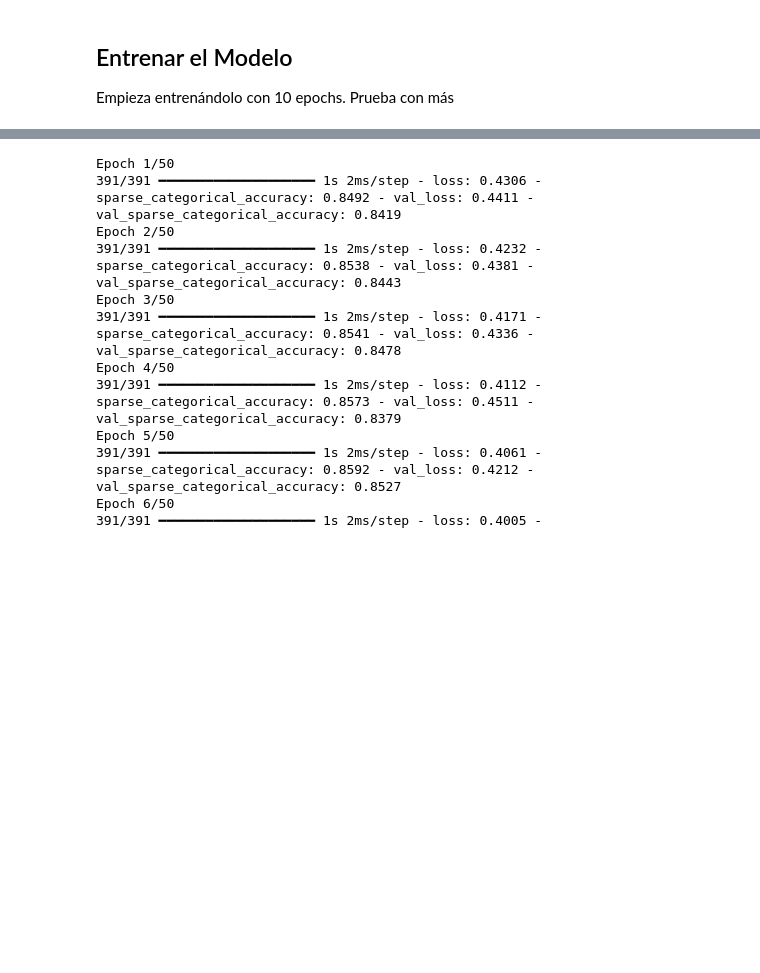
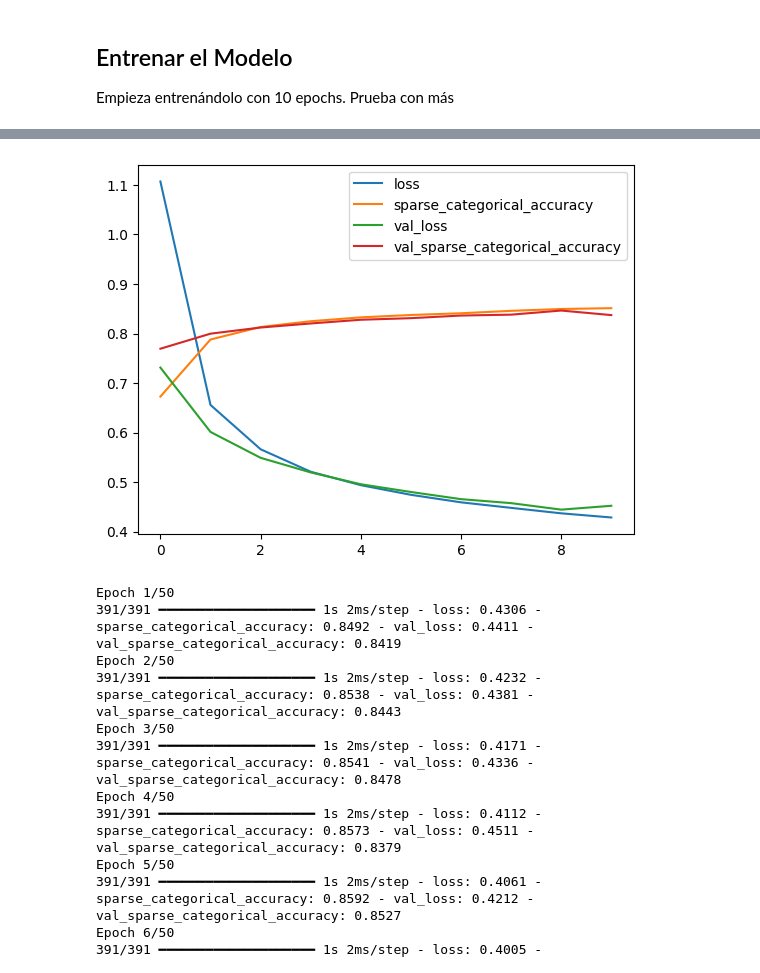
Before and after one commit to naiamerino/2026-02-BILBAO-FT-Data-Science, a Jupyter notebook: 3-Machine_Learning/3-Deep_Learning/1-Intro Deep Learning/ejercicios/Deep Learning classification_NMG.ipynb, the cells around one changed output, grey strips where cells are left out. Cells and saved outputs as stored; diff of their text form; code cells hidden in the pictures; blank space fills up the shorter version.

```diff
--- a/3-Machine_Learning/3-Deep_Learning/1-Intro Deep Learning/ejercicios/Deep Learning classification_NMG.ipynb
+++ b/3-Machine_Learning/3-Deep_Learning/1-Intro Deep Learning/ejercicios/Deep Learning classification_NMG.ipynb
@@ -314,3 +320,7 @@ Epoch 10/10
+# %%
+history_df = pd.DataFrame(history.history).plot()
+# %% [output]
+[figure, added]
 # %%
 # Con 10 llega a un 85% de accuracy. Incrementamos
 history = model.fit(
```
Also changed, not shown: parts of 13 cells of this notebook, 13 other files.
